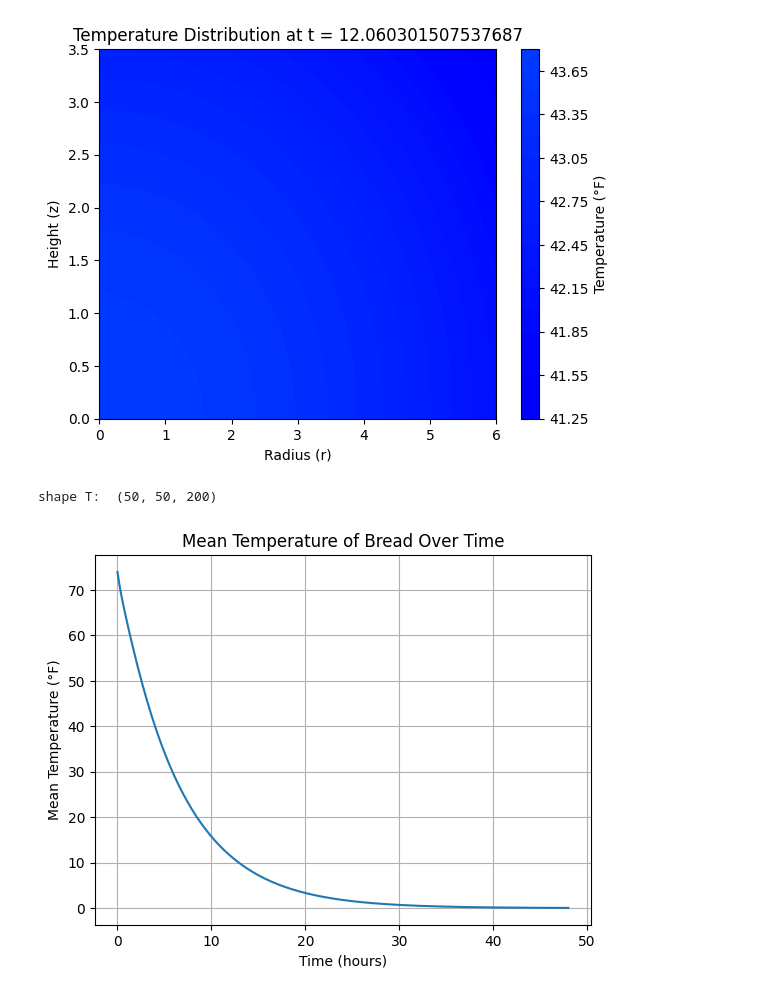
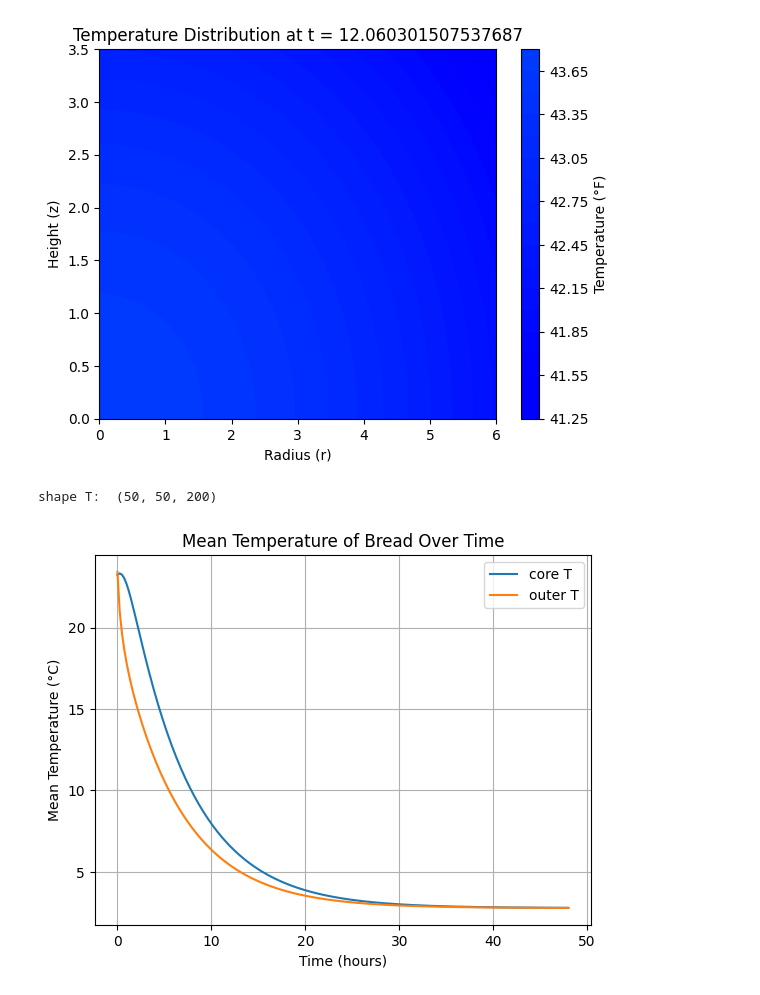
Before and after one commit to geoc1234/sourdough, a Jupyter notebook: notebooks/HeatMap.ipynb, the cells around one changed output. Cells and saved outputs as stored; diff of their text form; code cells hidden in the pictures.

```diff
--- a/notebooks/HeatMap.ipynb
+++ b/notebooks/HeatMap.ipynb
@@ -365,29 +365,33 @@ plt.show()
 [figure]
 # %%
 # Extract the mean temperature at each time step
-# Activation energy (J/mol/K)
-E_a = 55000.0
-# Gas constant (J/mol/K)
-R = 8.314
+
 mean_temperatures = np.mean(T, axis=(0, 1))
 weighted_mean_temperatures = []
-weighted_mean_temperatures_Kelvin = []
+weighted_mean_temperatures_centigrade = []
+radial_temperatures_0_cent = []
+radial_temperatures_1_cent = []
 
 print(f'shape T: ', np.shape(T))
 
 for i in range (0,len(t)):
   weighted_mean_temperatures.append(np.sum(np.mean(T[:,:,i],axis=1)*(2.0*r*dr)/np.pow(radius,2),axis=0))
+  weighted_mean_temperatures_centigrade = (np.array(weighted_mean_temperatures) + 40.0)/1.8 -40.0
+  radial_temperatures_0_cent.append((np.array(T[0,0,i])+40.0)/1.8 - 40.0)
+  radial_temperatures_1_cent.append((np.array(T[45,45,i])+40.0)/1.8 - 40.0)
 
-weighted_mean_temperatures_Kelvin = (np.array(weighted_mean_temperatures) + 40.0)/1.8 + 233.15
 
 # Create the plot
-plt.plot(t, weighted_mean_temperatures)
+# plt.plot(t, weighted_mean_temperatures, label = 'Mean T')
+plt.plot(t, radial_temperatures_0_cent, label = 'core T')
+plt.plot(t, radial_temperatures_1_cent, label = 'outer T')
+plt.legend()
 plt.xlabel('Time (hours)')
-plt.ylabel('Mean Temperature (°F)')
+plt.ylabel('Mean Temperature (°C)')
 plt.title('Mean Temperature of Bread Over Time')
 plt.grid(True)
 plt.show()
 # %% [output]
 shape T:  (50, 50, 200)
-[figure, old version]
+[figure, new version]
 # %%
```
Also changed, not shown: parts of 1 cell of this notebook.
